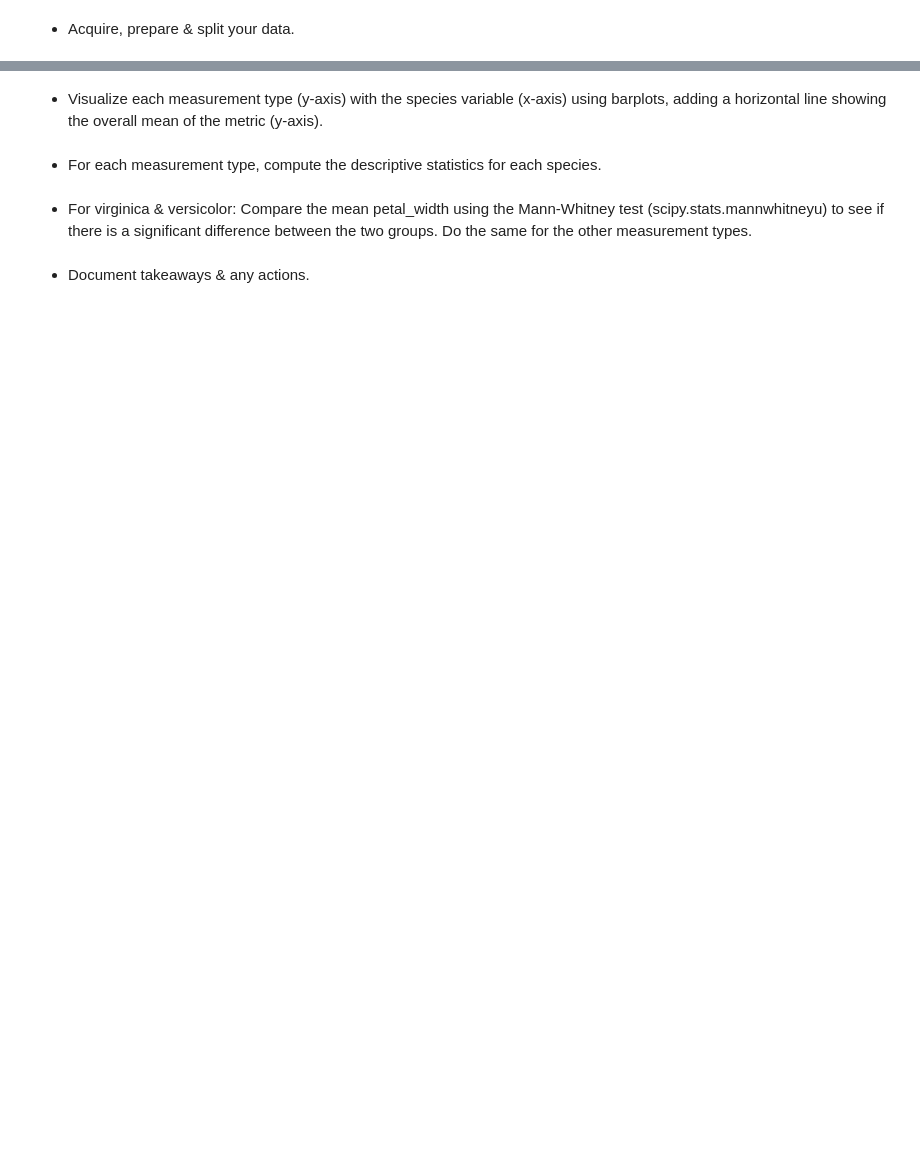
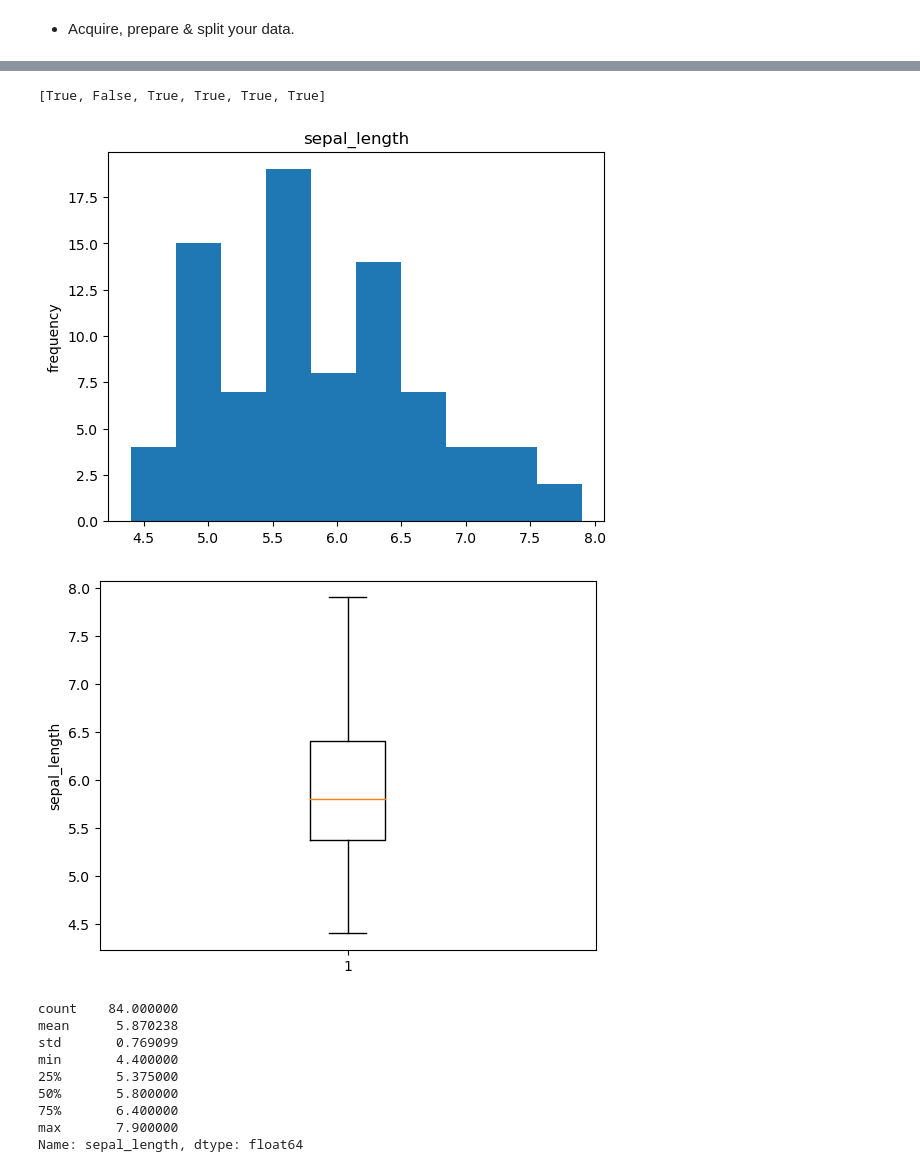
Before and after one commit to EstebanHernandez0/Classification-exercises, a Jupyter notebook: classification_exercises.ipynb, the cells around one changed output, grey strips where cells are left out. Drawn from its saved outputs; the diff is of its cells as text; code cells hidden in the pictures; blank space fills up the shorter version.

```diff
--- a/classification_exercises.ipynb
+++ b/classification_exercises.ipynb
@@ -588,0 +728,4 @@ def prep_telco():
+# %%
+train, validate, test = split_data(iris, target='species_name')
+# %%
+train, validate = train_test_split(train, train_size=0.7, random_state=1349, stratify=train.species_name)
@@ -629,0 +795,11 @@ prep_iris(iris)
+# %%
+def train_validate_test_split(df, targe):
+    train_validate, test = train_test_split(iris, train_size=.80,
+                                            random_state=123,
+                                            stratify=df[target])
+
+    train, validate = train_test_split(train_validate,
+                                       train_size=.70,
+                                       random_state=123,
+                                       stratify=train_validate[target])
+    return train, validate, test
@@ -640,8 +814,42 @@ prep_iris(iris)
-# %% [markdown]
-- Visualize each measurement type (y-axis) with the species variable (x-axis) using barplots, adding a horizontal line showing the overall mean of the metric (y-axis).
-# %% [markdown]
-- For each measurement type, compute the descriptive statistics for each species.
-# %% [markdown]
-- For virginica & versicolor: Compare the mean petal_width using the Mann-Whitney test (scipy.stats.mannwhitneyu) to see if there is a significant difference between the two groups. Do the same for the other measurement types.
-# %% [markdown]
-- Document takeaways & any actions.
+# %%
+[train[col].dtype != 'object' for col in train.columns]
+# %% [output]
+[True, False, True, True, True, True]
+# %%
+# identify numeric colummns
+# then filter iris by those column
+
+num_cols = train.columns[[train[col].dtype != 'object' for col in train.columns]]
+num_cols
+
+# loop through each numeric column and plot a histogram and boxplot
+# and compute descriptive stats.
+
+# but before doing that, make it work for one variable to make sure it works for one
+
+# histogram
+col = 'sepal_length'
+plt.hist(train[col])
+plt.title(col)
+plt.ylabel('frequency')
+plt.show()
+
+# boxplot
+plt.boxplot(train[col])
+plt.ylabel(col)
+plt.show()
+
+# descriptive statistics
+train[col].describe()
+# %% [output]
+[figure, added]
+[figure, added]
+count    84.000000
+mean      5.870238
+std       0.769099
+min       4.400000
+25%       5.375000
+50%       5.800000
+75%       6.400000
+max       7.900000
+Name: sepal_length, dtype: float64
```
Also changed, not shown: parts of 112 cells of this notebook.
